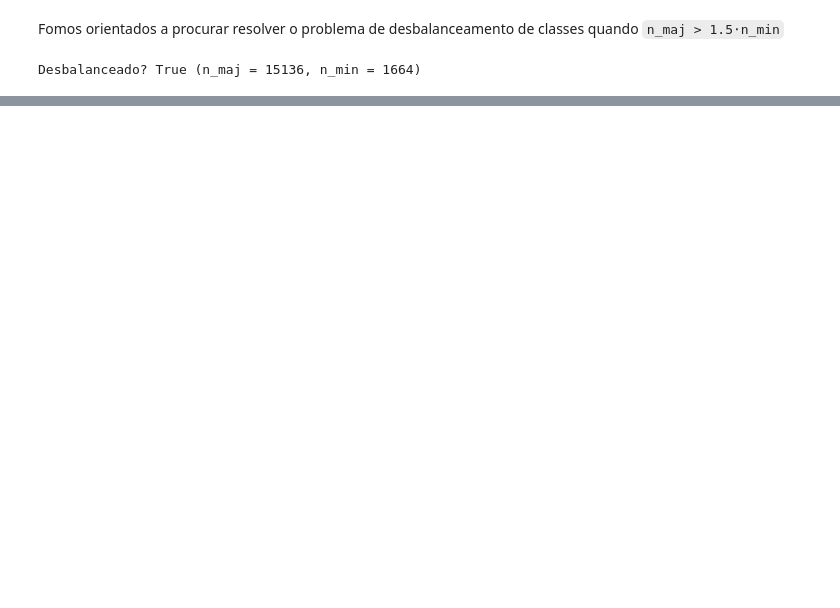
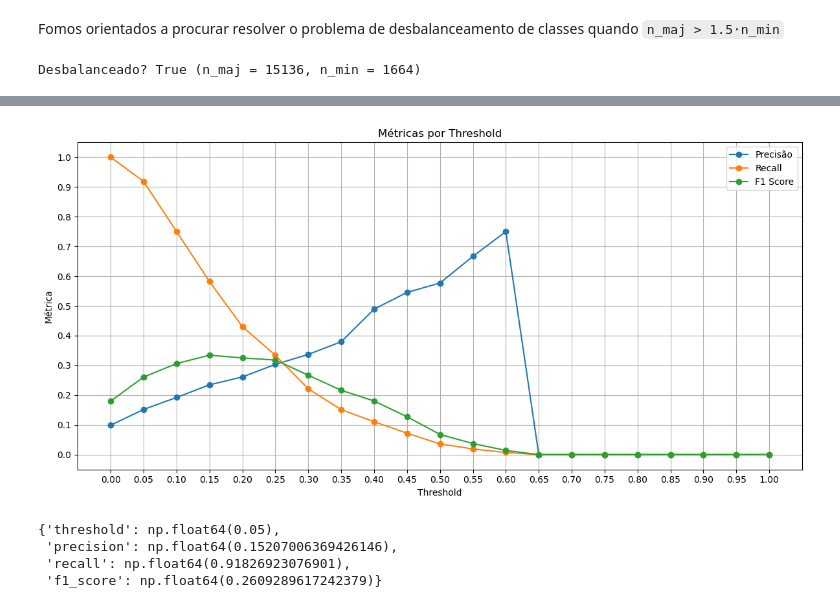
Before and after one commit to FreitasVarejo/MC853-Project, a Jupyter notebook: lab02/notebook.ipynb, the cells around one changed output, grey strips where cells are left out. Drawn from its saved outputs; the diff is of its cells as text; code cells hidden in the pictures; blank space fills up the shorter version.

```diff
--- a/lab02/notebook.ipynb
+++ b/lab02/notebook.ipynb
@@ -458,5 +385,5 @@ params_log = {
     'class_weight': ['balanced', {0: 2, 1: 3}]
 }
 
-log_best, score_log = avaliar_modelo_cv(log, params_log, "Regressão Logística")
+log_best_full, log_sem_ultimo_ano, best_params, score_log  = treinar_com_melhores_parametros(log, params_log, "Regressão Logística")
 # %% [output]
@@ -536,0 +485,9 @@ weighted avg     0.8727    0.7938    0.8245      4200
+# %%
+melhor_threshold_info = plot_metrics_vs_threshold_invertido(y_val, log_sem_ultimo_ano.predict_proba(X_val)[:, 1])
+melhor_threshold_info
+# %% [output]
+[figure, added]
+{'threshold': np.float64(0.05),
+ 'precision': np.float64(0.15207006369426146),
+ 'recall': np.float64(0.91826923076901),
+ 'f1_score': np.float64(0.2609289617242379)}
```
Also changed, not shown: parts of 43 cells of this notebook, 1 other file.
